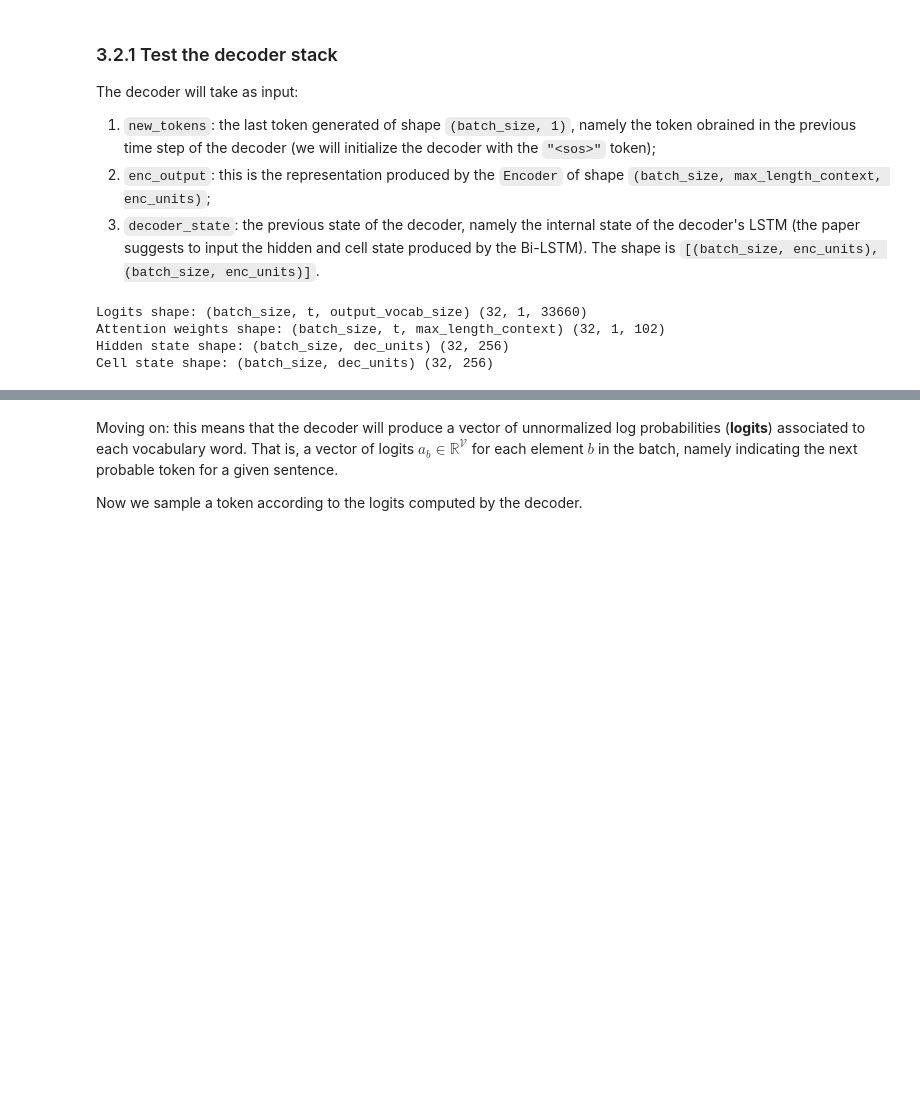
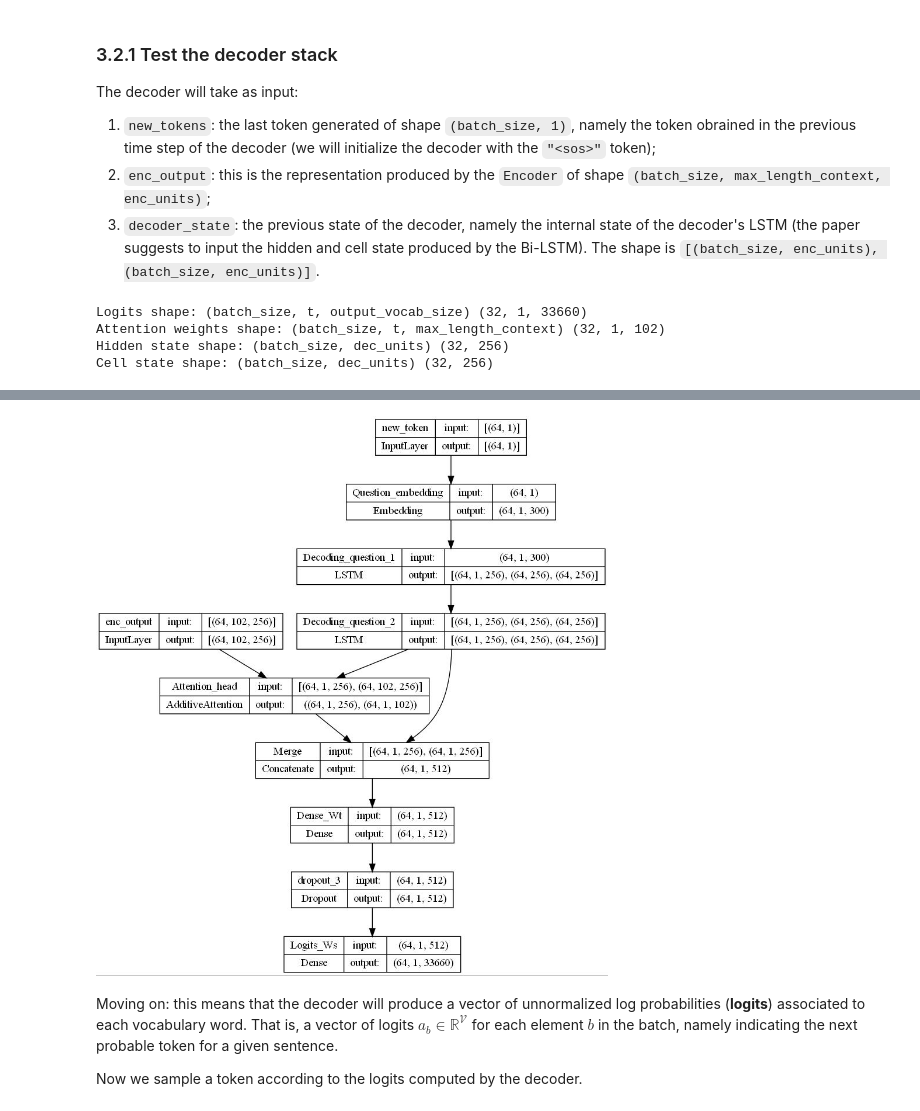
Before and after one commit to Erhtric/neural-question-generation, a Jupyter notebook: goqu_nb.ipynb, the cells around one changed output, grey strips where cells are left out. Cells and saved outputs as stored; diff of their text form; code cells hidden in the pictures; blank space fills up the shorter version.

```diff
--- a/goqu_nb.ipynb
+++ b/goqu_nb.ipynb
@@ -383,3 +348,7 @@ Cell state shape: (batch_size, dec_units) (32, 256)
+# %%
+decoder.plot_model()
+# %% [output]
+[figure, added]
 # %% [markdown]
 Moving on: this means that the decoder will produce a vector of unnormalized log probabilities (**logits**) associated to each vocabulary word. That is, a vector of logits $a_b \in \mathbb{R}^{\mathcal{V}}$ for each element $b$ in the batch, namely indicating the next probable token for a given sentence.
 
```
Also changed, not shown: parts of 32 cells of this notebook, 5 other files.
